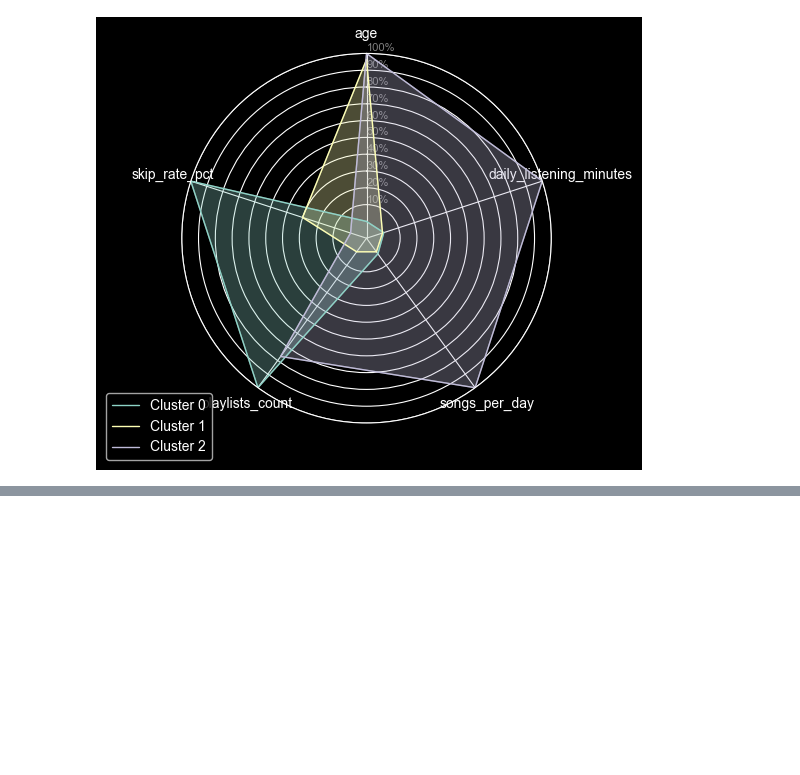
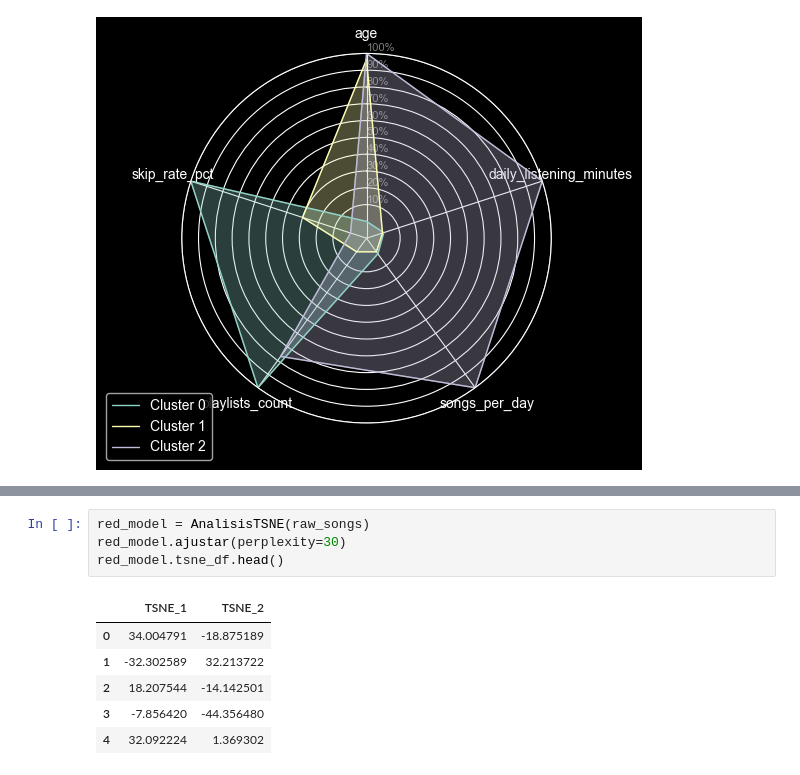
Before and after one commit to Isaakkko/Habitos-Musicales, a Jupyter notebook: HTML/PROYECTO.ipynb, the cells around one changed output, grey strips where cells are left out. Drawn from its saved outputs; the diff is of its cells as text; blank space fills up the shorter version.

```diff
--- a/HTML/PROYECTO.ipynb
+++ b/HTML/PROYECTO.ipynb
@@ -597,0 +664,11 @@ graf.radar_plot()
+# %%
+red_model = AnalisisTSNE(raw_songs)
+red_model.ajustar(perplexity=30)
+red_model.tsne_df.head()
+# %% [output]
+|  | TSNE_1 | TSNE_2 |
+| 0 | 34.004791 | -18.875189 |
+| 1 | -32.302589 | 32.213722 |
+| 2 | 18.207544 | -14.142501 |
+| 3 | -7.856420 | -44.356480 |
+| 4 | 32.092224 | 1.369302 |
```
Also changed, not shown: parts of 37 cells of this notebook, 2 other files.
